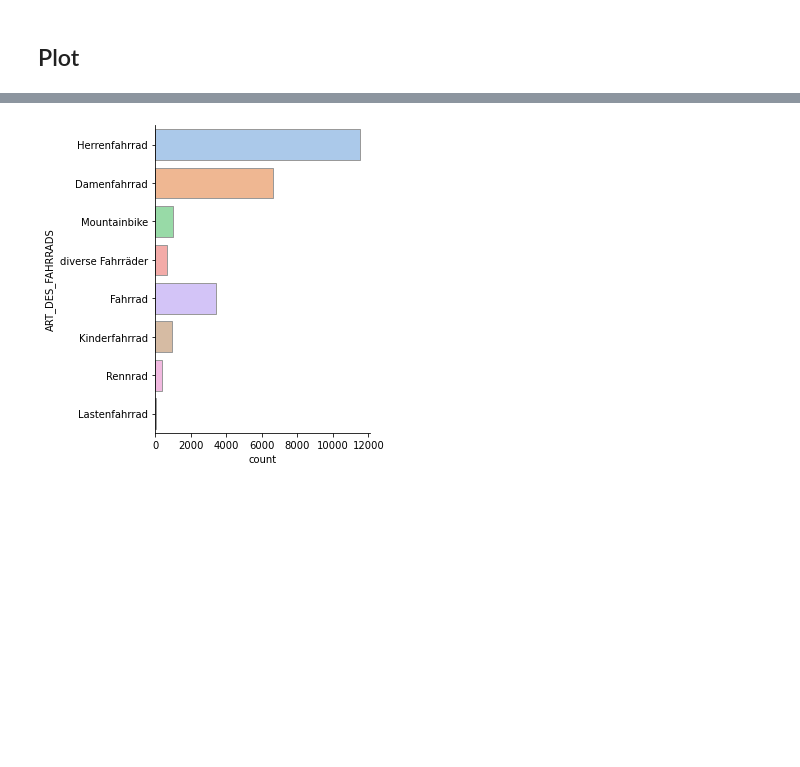
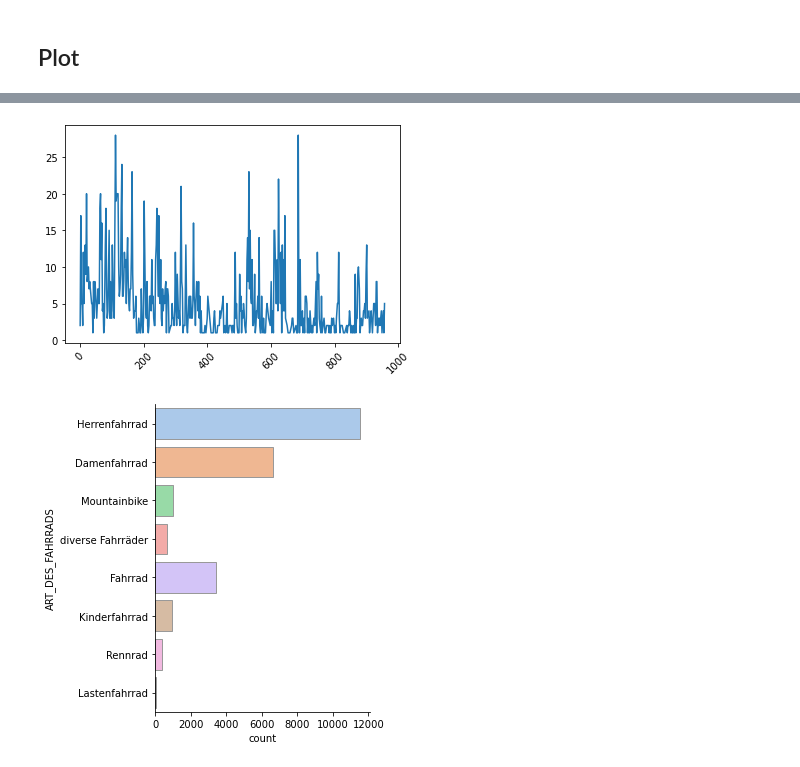
Before and after one commit to cpumarfrohberg/analyze_bike_thefts, a Jupyter notebook: EDA/bike_thefts.ipynb, the cells around one changed output, grey strips where cells are left out. Cells and saved outputs as stored; diff of their text form; code cells hidden in the pictures; blank space fills up the shorter version.

```diff
--- a/EDA/bike_thefts.ipynb
+++ b/EDA/bike_thefts.ipynb
@@ -244,3 +251,8 @@ bike_thefts_LOR_series = df_transformed[['LOR', 'count_bike_thefts']]
+# %%
+bike_thefts_2023['bike_theft_count'].plot()
+plt.xticks(rotation=45); # clarify where these vals are coming from
+# %% [output]
+[figure, added]
 # %%
 bike_thefts.plot_categoricals(df, 'ART_DES_FAHRRADS');
 # %% [output]
```
Also changed, not shown: parts of 38 cells of this notebook, 1 other file.
